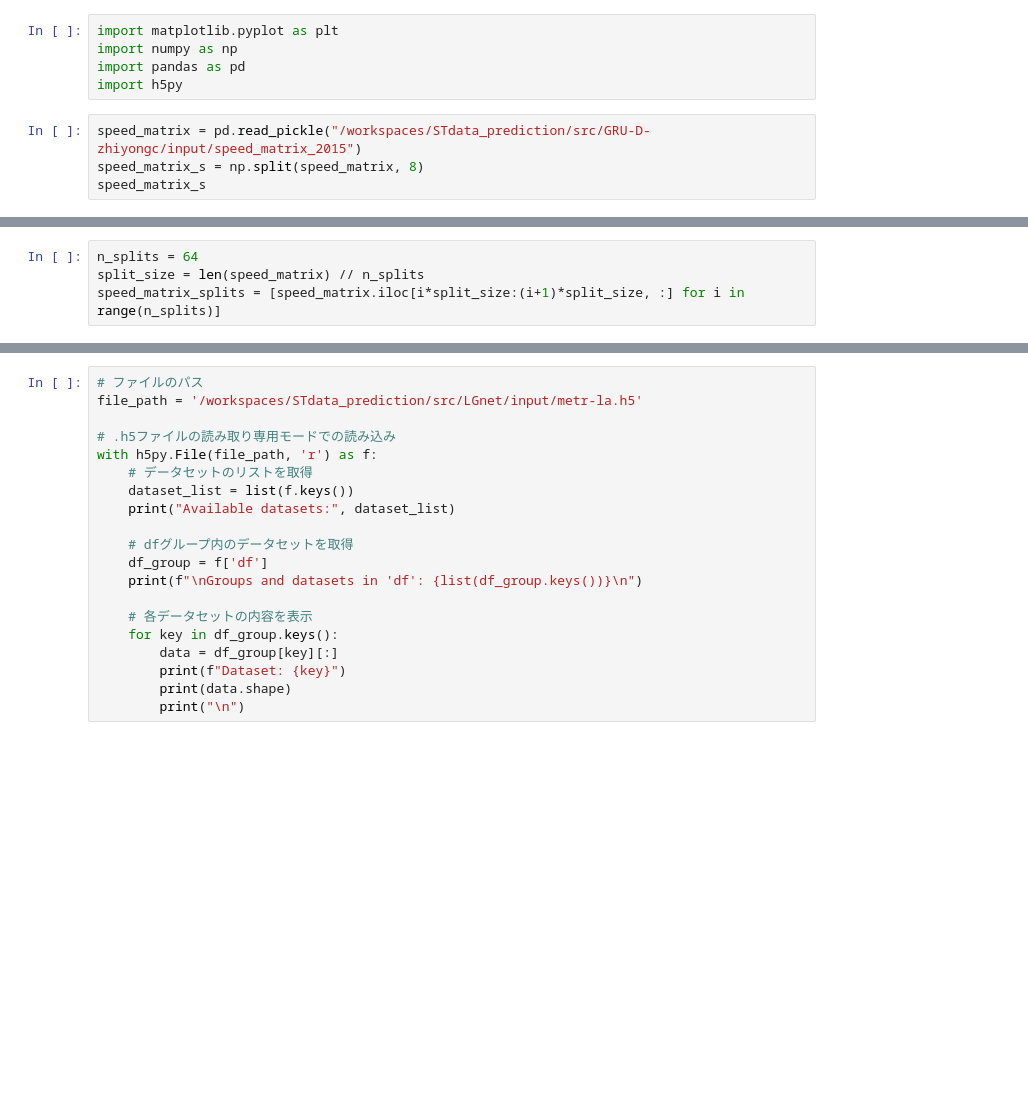
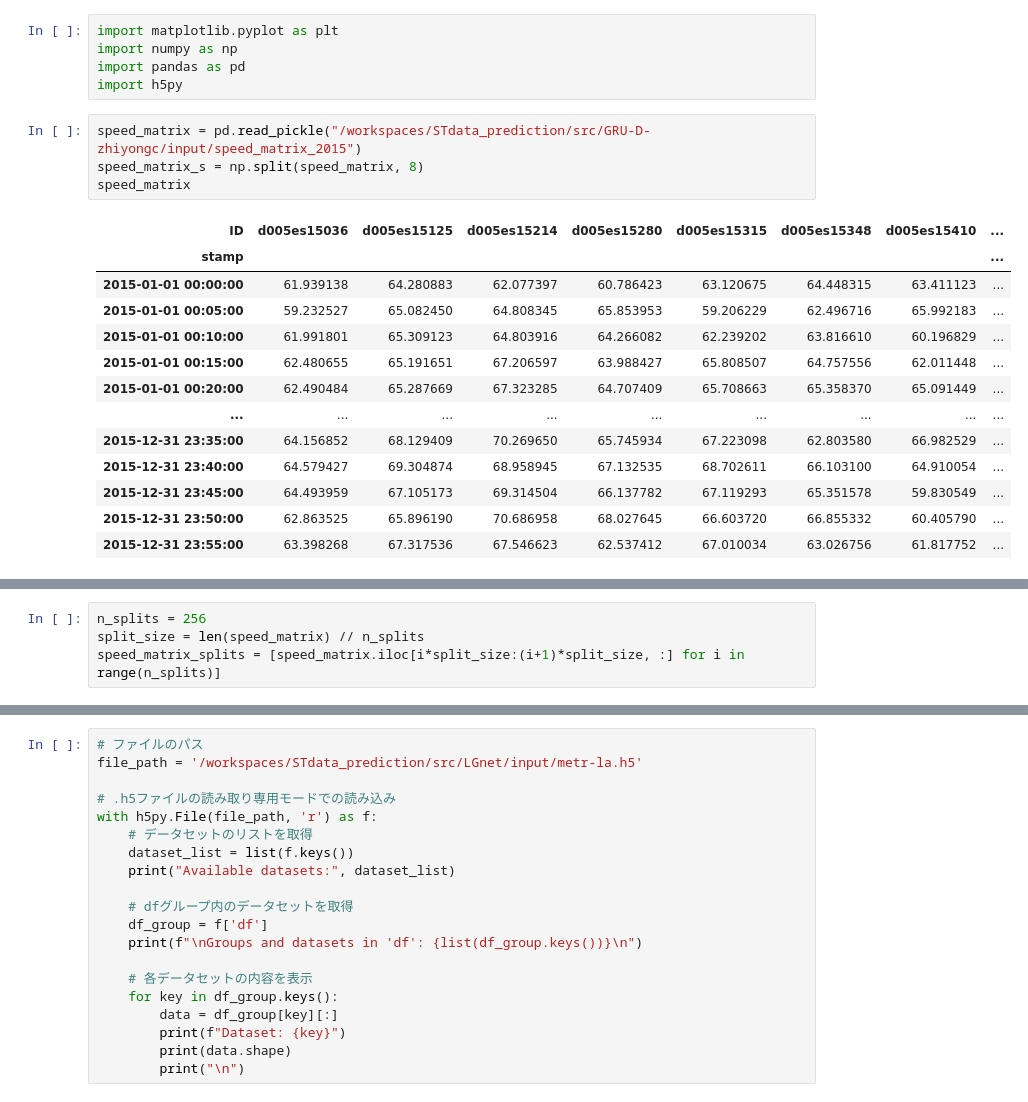
Before and after one commit to Shintaro0105/STdata_prediction, a Jupyter notebook: src/LGnet/vis_data.ipynb, the cells around one changed output, grey strips where cells are left out. Saved outputs shown, nothing was run; the diff lists cells and outputs as text; blank space fills up the shorter version.

```diff
--- a/src/LGnet/vis_data.ipynb
+++ b/src/LGnet/vis_data.ipynb
@@ -6,5 +6,18 @@ import h5py
 # %%
 speed_matrix = pd.read_pickle("/workspaces/STdata_prediction/src/GRU-D-zhiyongc/input/speed_matrix_2015")
 speed_matrix_s = np.split(speed_matrix, 8)
-speed_matrix_s
+speed_matrix
 # %% [output]
+| ID | d005es15036 | d005es15125 | d005es15214 | d005es15280 | d005es15315 | d005es15348 | d005es15410 | ... |
+| stamp |  |  |  |  |  |  |  | ... |
+| 2015-01-01 00:00:00 | 61.939138 | 64.280883 | 62.077397 | 60.786423 | 63.120675 | 64.448315 | 63.411123 | ... |
+| 2015-01-01 00:05:00 | 59.232527 | 65.082450 | 64.808345 | 65.853953 | 59.206229 | 62.496716 | 65.992183 | ... |
+| 2015-01-01 00:10:00 | 61.991801 | 65.309123 | 64.803916 | 64.266082 | 62.239202 | 63.816610 | 60.196829 | ... |
+| 2015-01-01 00:15:00 | 62.480655 | 65.191651 | 67.206597 | 63.988427 | 65.808507 | 64.757556 | 62.011448 | ... |
+| 2015-01-01 00:20:00 | 62.490484 | 65.287669 | 67.323285 | 64.707409 | 65.708663 | 65.358370 | 65.091449 | ... |
+| ... | ... | ... | ... | ... | ... | ... | ... | ... |
+| 2015-12-31 23:35:00 | 64.156852 | 68.129409 | 70.269650 | 65.745934 | 67.223098 | 62.803580 | 66.982529 | ... |
+| 2015-12-31 23:40:00 | 64.579427 | 69.304874 | 68.958945 | 67.132535 | 68.702611 | 66.103100 | 64.910054 | ... |
+| 2015-12-31 23:45:00 | 64.493959 | 67.105173 | 69.314504 | 66.137782 | 67.119293 | 65.351578 | 59.830549 | ... |
+| 2015-12-31 23:50:00 | 62.863525 | 65.896190 | 70.686958 | 68.027645 | 66.603720 | 66.855332 | 60.405790 | ... |
+| 2015-12-31 23:55:00 | 63.398268 | 67.317536 | 67.546623 | 62.537412 | 67.010034 | 63.026756 | 61.817752 | ... |
@@ -28,5 +25,5 @@ speed_matrix_s
 # %%
-n_splits = 64
+n_splits = 256
 split_size = len(speed_matrix) // n_splits
 speed_matrix_splits = [speed_matrix.iloc[i*split_size:(i+1)*split_size, :] for i in range(n_splits)]
 # %%
```
Also changed, not shown: parts of 9 cells of this notebook, 9 other files.
